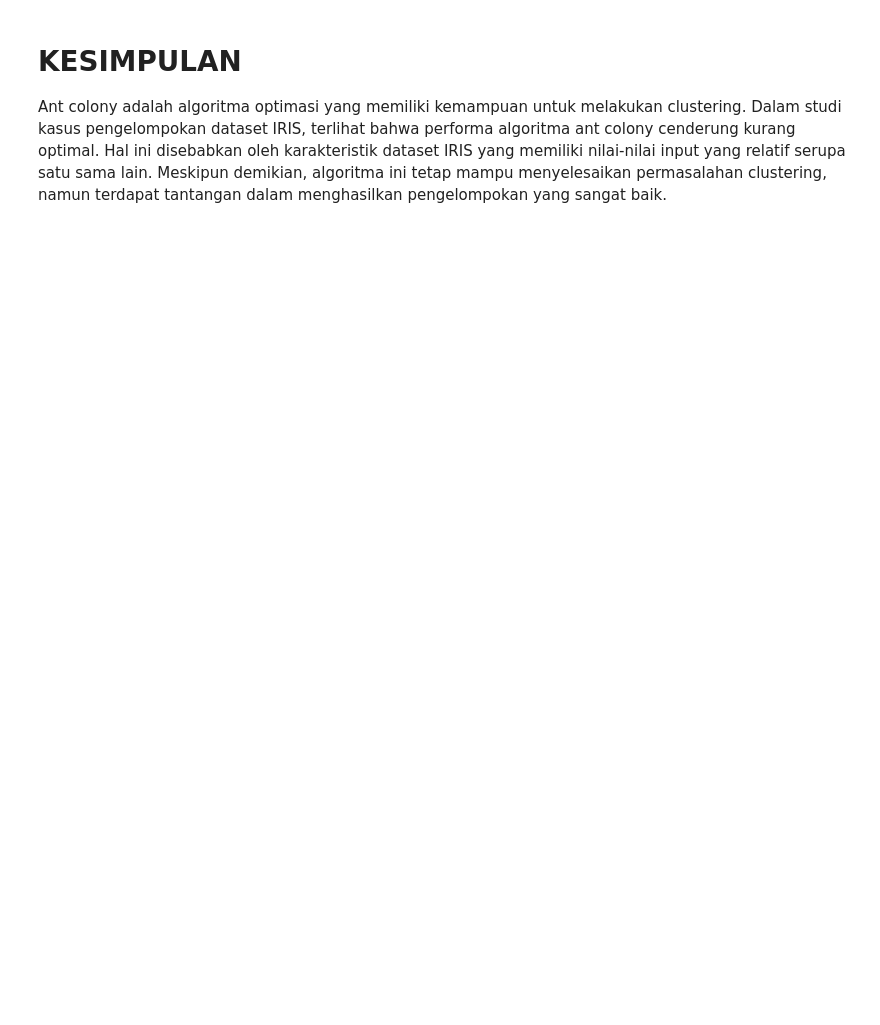
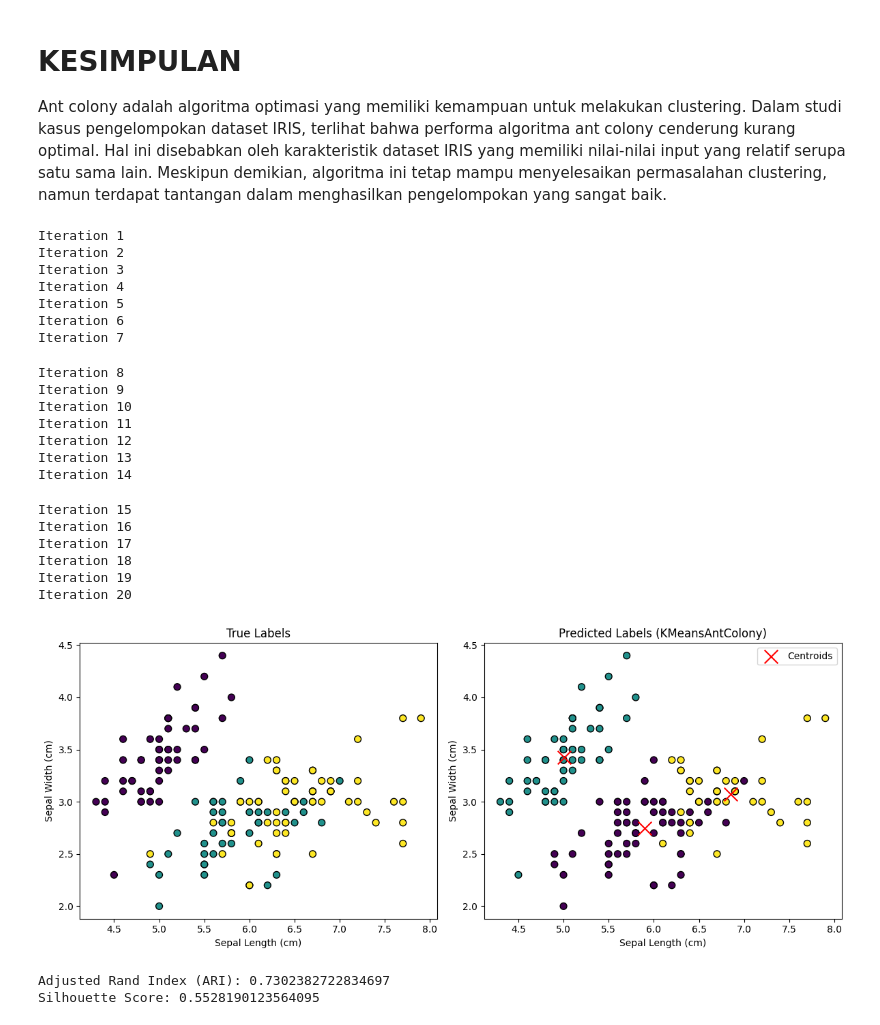
Before and after one commit to yweslakarep123/ant_colony_iris, a Jupyter notebook: StudiKasus_ant_colony.ipynb, the cells around one changed output. Cells and saved outputs as stored; diff of their text form; code cells hidden in the pictures; blank space fills up the shorter version.

```diff
--- a/StudiKasus_ant_colony.ipynb
+++ b/StudiKasus_ant_colony.ipynb
@@ -364,3 +374,79 @@ plt.show()
 # %% [markdown]
 <h1>KESIMPULAN</h1>
 <p>Ant colony adalah algoritma optimasi yang memiliki kemampuan untuk melakukan clustering. Dalam studi kasus pengelompokan dataset IRIS, terlihat bahwa performa algoritma ant colony cenderung kurang optimal. Hal ini disebabkan oleh karakteristik dataset IRIS yang memiliki nilai-nilai input yang relatif serupa satu sama lain. Meskipun demikian, algoritma ini tetap mampu menyelesaikan permasalahan clustering, namun terdapat tantangan dalam menghasilkan pengelompokan yang sangat baik.</p>
+# %%
+from sklearn.cluster import KMeans
+
+class KMeansAntColony(AntColonyClustering):
+    def __init__(self, data, num_clusters, num_ants, num_iterations, alpha=1.0, beta=2.0, evaporation_rate=0.5, pheromone_init=1.0):
+        super().__init__(data, num_clusters, num_ants, num_iterations, alpha, beta, evaporation_rate, pheromone_init)
+
+    def initialize_centroids(self):
+        kmeans = KMeans(n_clusters=self.num_clusters)
+        kmeans.fit(self.data)
+        return kmeans.cluster_centers_
+# %%
+# Load data Iris
+iris = load_iris()
+data = iris.data
+true_labels = iris.target
+
+# Inisialisasi parameter
+num_clusters = 3
+num_ants = 10
+num_iterations = 20
+
+# Melakukan clustering menggunakan KMeansAntColony
+kmeans_ant_colony = KMeansAntColony(data, num_clusters, num_ants, num_iterations)
+predicted_labels = kmeans_ant_colony.fit()
+
+# Plot hasil clustering
+plt.figure(figsize=(12, 5))
+
+plt.subplot(1, 2, 1)
+plt.scatter(data[:, 0], data[:, 1], c=true_labels, cmap='viridis', edgecolor='k', s=50)
+plt.title('True Labels')
+plt.xlabel('Sepal Length (cm)')
+plt.ylabel('Sepal Width (cm)')
+
+plt.subplot(1, 2, 2)
+plt.scatter(data[:, 0], data[:, 1], c=predicted_labels, cmap='viridis', edgecolor='k', s=50)
+plt.scatter(kmeans_ant_colony.best_centroids[:, 0], kmeans_ant_colony.best_centroids[:, 1], c='red', marker='x', s=200, label='Centroids')
+plt.title('Predicted Labels (KMeansAntColony)')
+plt.xlabel('Sepal Length (cm)')
+plt.ylabel('Sepal Width (cm)')
+plt.legend()
+
+plt.tight_layout()
+plt.show()
+
+# Evaluasi clustering
+ari = kmeans_ant_colony.evaluate_ari(true_labels, predicted_labels)
+silhouette_avg = kmeans_ant_colony.evaluate_silhouette(data, predicted_labels)
+
+print("Adjusted Rand Index (ARI):", ari)
+print("Silhouette Score:", silhouette_avg)
+# %% [output]
+Iteration 1
+Iteration 2
+Iteration 3
+Iteration 4
+Iteration 5
+Iteration 6
+Iteration 7
+Iteration 8
+Iteration 9
+Iteration 10
+Iteration 11
+Iteration 12
+Iteration 13
+Iteration 14
+Iteration 15
+Iteration 16
+Iteration 17
+Iteration 18
+Iteration 19
+Iteration 20
+[figure, added]
+Adjusted Rand Index (ARI): 0.7302382722834697
+Silhouette Score: 0.5528190123564095
```
Also changed, not shown: parts of 5 cells of this notebook.
